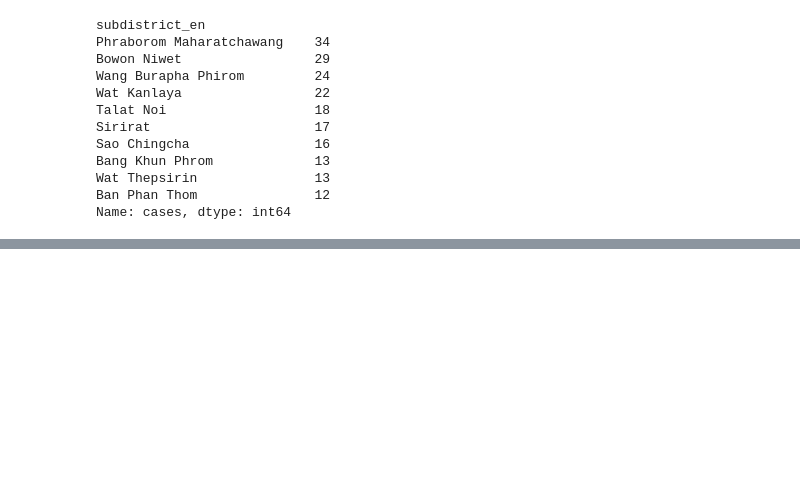
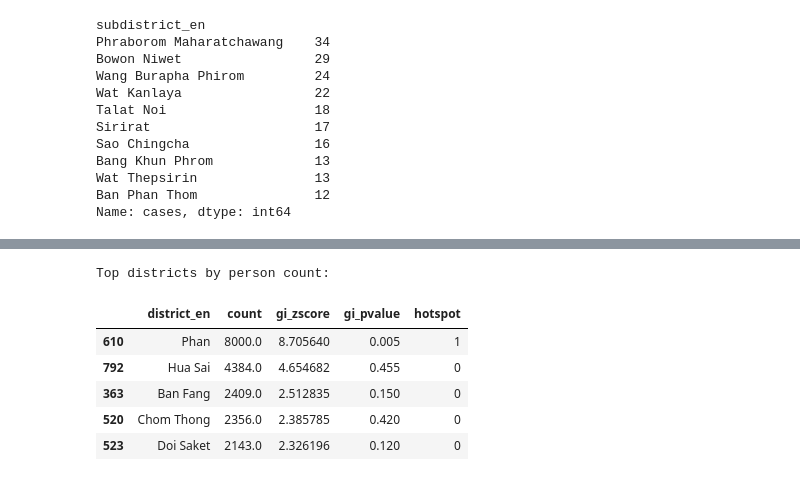
Before and after one commit to nongwarodom/spatialdetection, a Jupyter notebook: notebooks/quickstart.ipynb, the cells around one changed output, grey strips where cells are left out. Cells and saved outputs as stored; diff of their text form; code cells hidden in the pictures; blank space fills up the shorter version.

```diff
--- a/notebooks/quickstart.ipynb
+++ b/notebooks/quickstart.ipynb
@@ -178,0 +281,11 @@ province_result[province_result["hotspot"] == 1][["province_en", "count", "gi_zs
+# %%
+print("Top districts by person count:")
+display(dist_result.sort_values("count", ascending=False)[["district_en", "count", "gi_zscore", "gi_pvalue", "hotspot"]].head(5))
+# %% [output]
+Top districts by person count:
+|  | district_en | count | gi_zscore | gi_pvalue | hotspot |
+| 610 | Phan | 8000.0 | 8.705640 | 0.005 | 1 |
+| 792 | Hua Sai | 4384.0 | 4.654682 | 0.455 | 0 |
+| 363 | Ban Fang | 2409.0 | 2.512835 | 0.150 | 0 |
+| 520 | Chom Thong | 2356.0 | 2.385785 | 0.420 | 0 |
+| 523 | Doi Saket | 2143.0 | 2.326196 | 0.120 | 0 |
```
Also changed, not shown: parts of 14 cells of this notebook.
